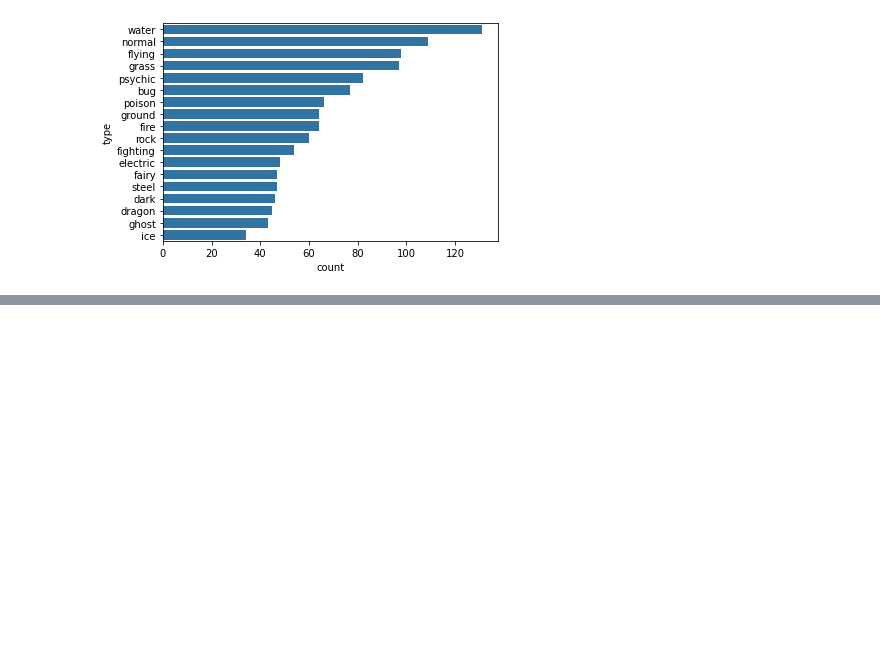
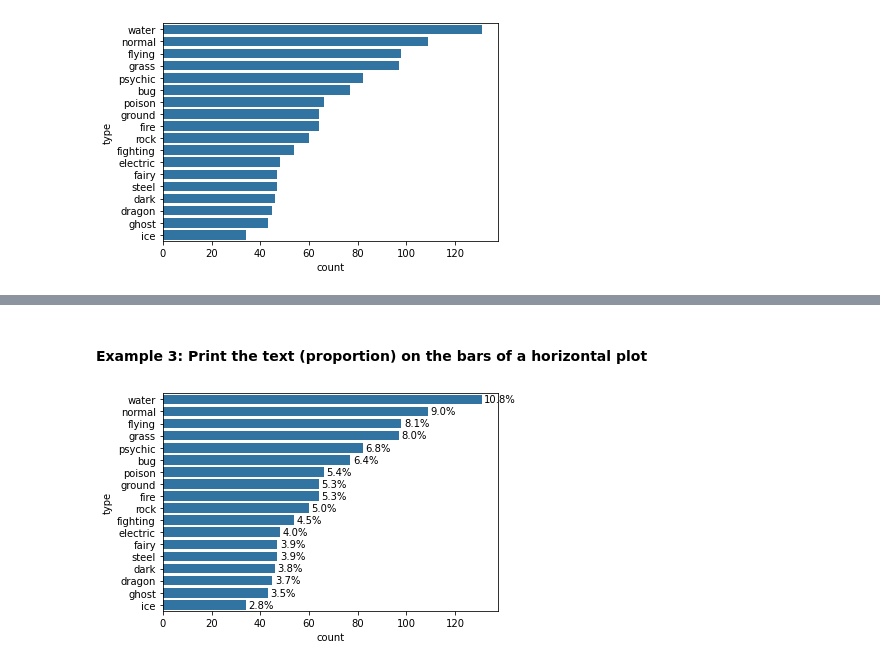
Before and after one commit to tharcyla/data-visualization, a Jupyter notebook: 03_Univariate-Exploration-of-Data.ipynb, the cells around one changed output, grey strips where cells are left out. Cells and saved outputs as stored; diff of their text form; code cells hidden in the pictures; blank space fills up the shorter version.

```diff
--- a/03_Univariate-Exploration-of-Data.ipynb
+++ b/03_Univariate-Exploration-of-Data.ipynb
@@ -151,0 +189,25 @@ max_prop
+# %% [markdown]
+#### Example 3: Print the text (proportion) on the bars of a horizontal plot
+# %%
+# rather than plotting the data on a relative frequency scale,
+# you might use text annotations to label the
+# frequencies on bars instead
+
+# start with the plot that shows the absolute frequencies
+sb.countplot(data=pkmn_types, y='type', color=base_color, order=type_order)
+
+# logic to print the proportion text on the bars
+for i in range(type_counts.shape[0]):
+
+    # remember, type_counts contains the frequency of
+    # unique values in the 'type' column
+    count = type_counts[i]
+
+    # convert count into a percentage, and then
+    # into string
+    pct_string = '{:0.1f}%'.format(100*count/n_pokemon)
+
+    # print the string value on the bar
+    plt.text(count+1, i, pct_string, va='center')
+# %% [output]
+[figure, added]
```
Also changed, not shown: parts of 34 cells of this notebook.
